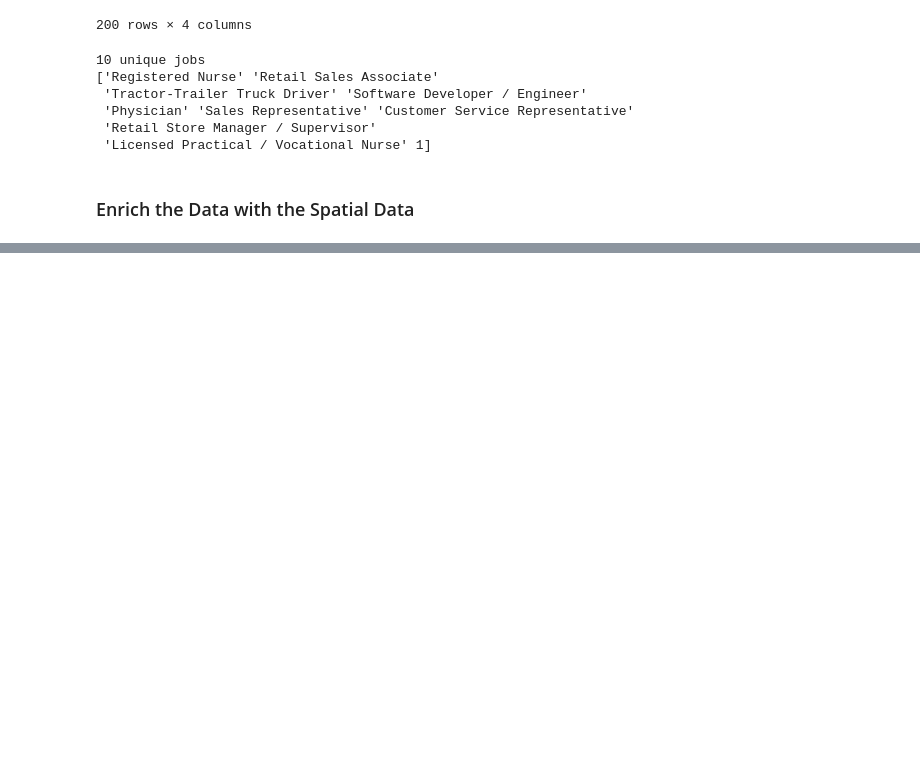
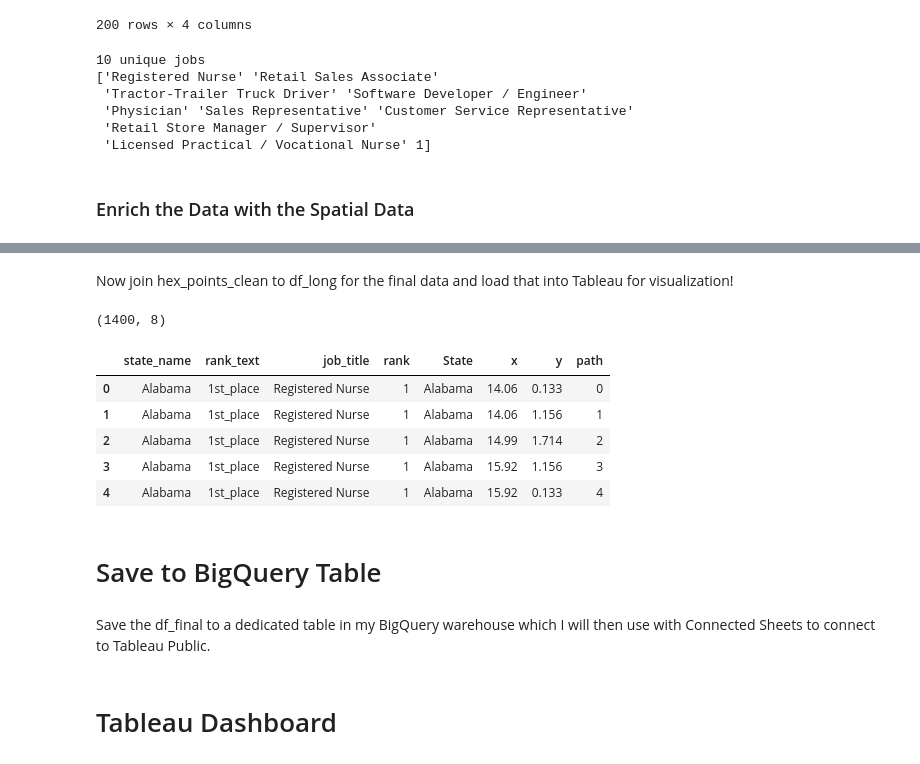
Before and after one commit to allisonljones-code/Makeover_Monday, a Jupyter notebook: Makeover_Monday_2026_W4_Job_Title_in_Highest_Demand.ipynb, the cells around one changed output, grey strips where cells are left out. Saved outputs shown, nothing was run; the diff lists cells and outputs as text; code cells hidden in the pictures; blank space fills up the shorter version.

```diff
--- a/Makeover_Monday_2026_W4_Job_Title_in_Highest_Demand.ipynb
+++ b/Makeover_Monday_2026_W4_Job_Title_in_Highest_Demand.ipynb
@@ -143,4 +151,2 @@ print(job_title)
 # %%
-hex_gdf = gpd.read_file(
-    r"C:\Users\allis\Downloads\HexStatesPadded\HexStatesPadded\HexStatesPadded.shp"
-)
+hex_gdf = gpd.read_file("/content/drive/MyDrive/Makeover Monday/HexStatesPadded/HexStatesPadded.shp")
@@ -148,0 +177,13 @@ DataSourceError: C:\Users\allis\Downloads\HexStatesPadded\HexStatesPadded\HexSta
+# %%
+rows = []
+
+for _, r in hex_gdf.iterrows():
+    state = r["State"]
+    coords = list(r.geometry.exterior.coords)  #exterior.coords gives the ordered vertices around the polygon /  coordinate points that define the outer boundary (exterior ring) of a polygon object
+
+    for path, (x, y) in enumerate(coords):
+        rows.append({"State": state, "x": x, "y": y, "path": path}) #that path is what tells tableau to connect all the parts back into a hexagon shape
+
+hex_points_clean = pd.DataFrame(rows)
+
+hex_points_clean.head()
@@ -148,0 +197,28 @@ DataSourceError: C:\Users\allis\Downloads\HexStatesPadded\HexStatesPadded\HexSta
+# %% [markdown]
+Now join hex_points_clean to df_long for the final data and load that into Tableau for visualization!
+# %%
+df_final = pd.merge(
+    df_long,
+    hex_points_clean,
+    left_on='state_name',
+    right_on='State',
+    how='left'
+)
+
+df_final.shape
+##note - you will have 6x the number of rows in df_long because of hex_points_clean
+# %% [output]
+(1400, 8)
+# %%
+df_final.head()
+# %% [output]
+|  | state_name | rank_text | job_title | rank | State | x | y | path |
+| 0 | Alabama | 1st_place | Registered Nurse | 1 | Alabama | 14.06 | 0.133 | 0 |
+| 1 | Alabama | 1st_place | Registered Nurse | 1 | Alabama | 14.06 | 1.156 | 1 |
+| 2 | Alabama | 1st_place | Registered Nurse | 1 | Alabama | 14.99 | 1.714 | 2 |
+| 3 | Alabama | 1st_place | Registered Nurse | 1 | Alabama | 15.92 | 1.156 | 3 |
+| 4 | Alabama | 1st_place | Registered Nurse | 1 | Alabama | 15.92 | 0.133 | 4 |
+# %% [markdown]
+# Save to BigQuery Table
+# %% [markdown]
+Save the df_final to a dedicated table in my BigQuery warehouse which I will then use with Connected Sheets to connect to Tableau Public.
@@ -148,0 +239,2 @@ DataSourceError: C:\Users\allis\Downloads\HexStatesPadded\HexStatesPadded\HexSta
+# %% [markdown]
+# Tableau Dashboard
```
Also changed, not shown: parts of 10 cells of this notebook, 1 other file.
